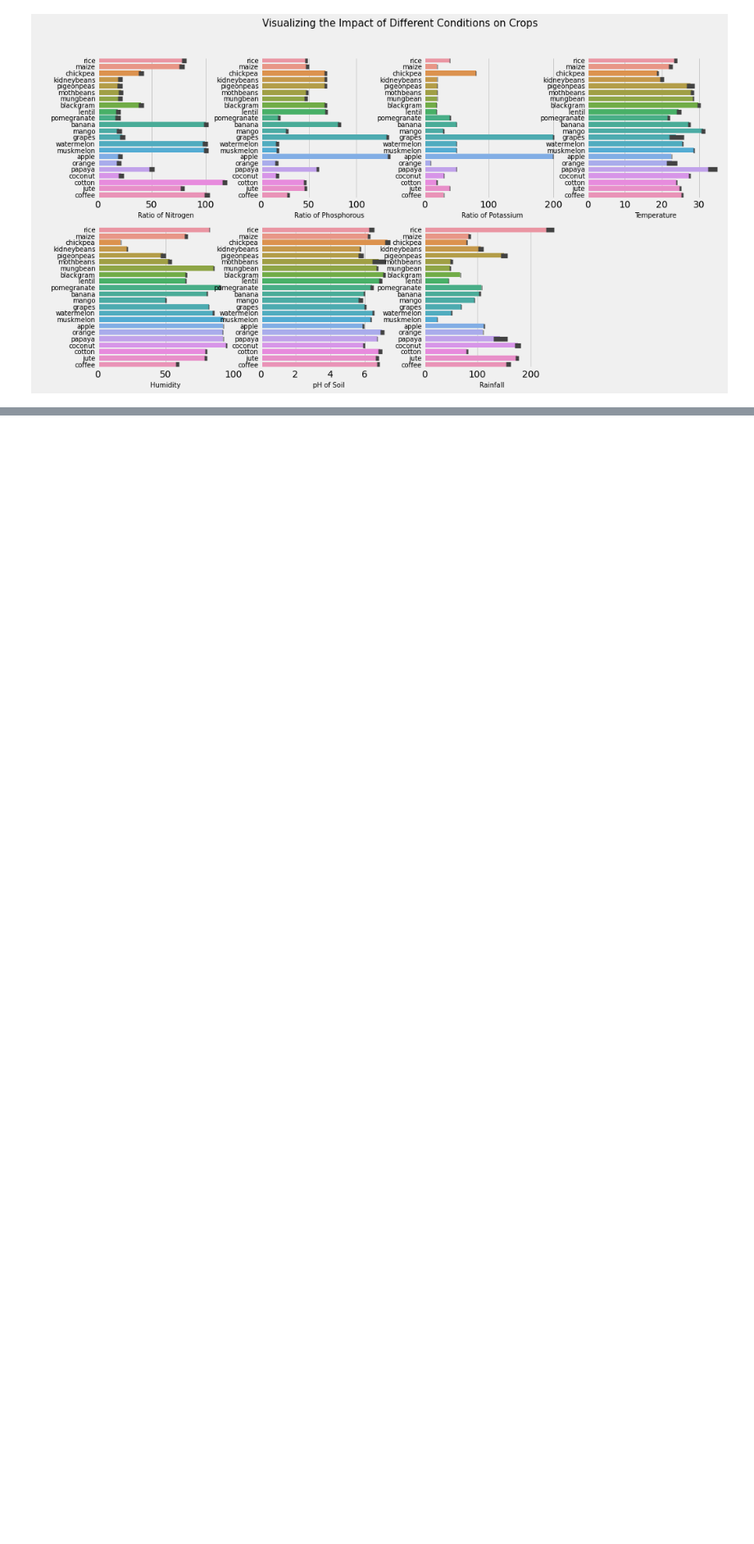
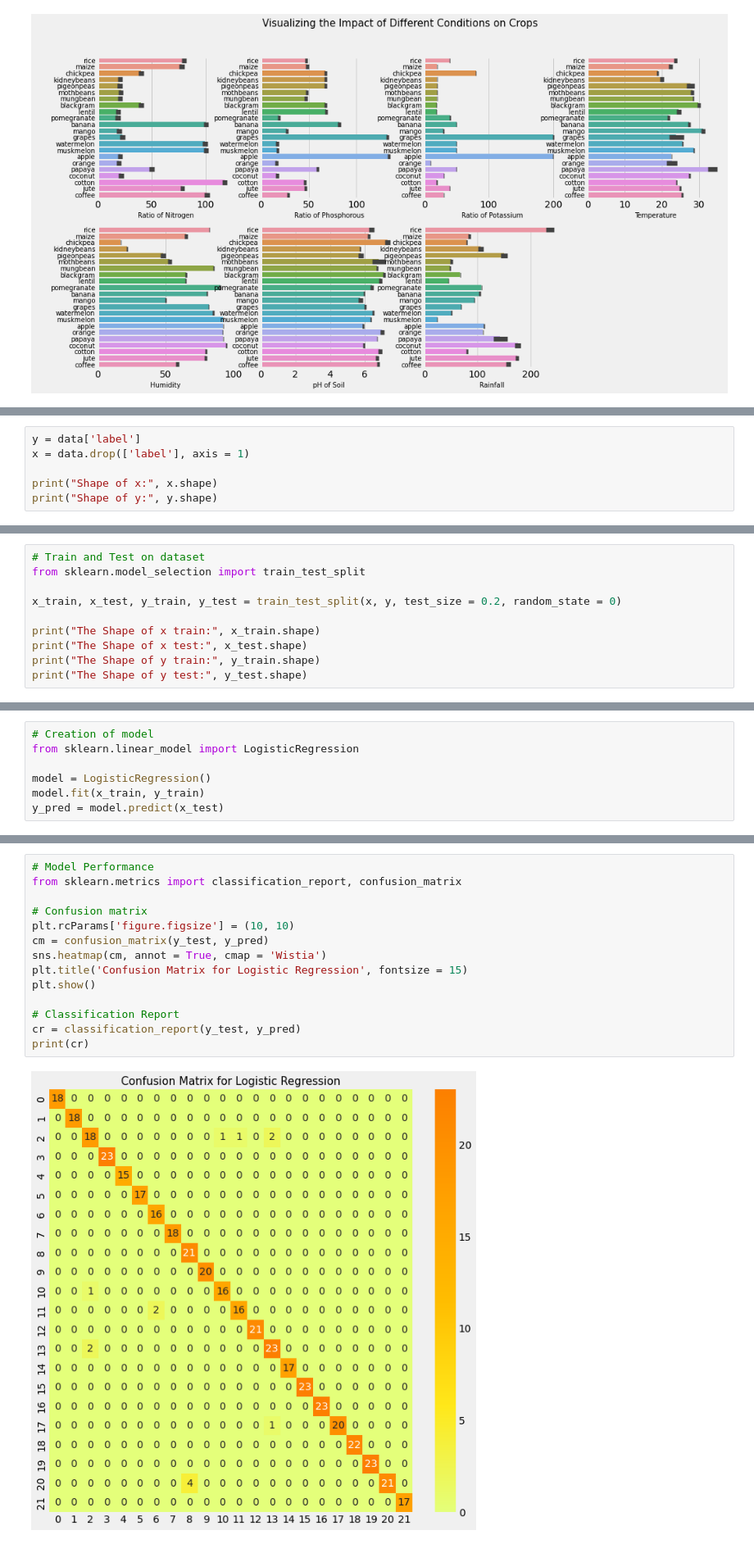
Before and after one commit to kalpadhwaryu/sow-smart-ML, a Jupyter notebook: sow-smart.ipynb, the cells around one changed output, grey strips where cells are left out. Shown at 82% size. Drawn from its saved outputs; the diff is of its cells as text; blank space fills up the shorter version.

Commit message:
Added Logistic Regression Model

```diff
--- a/sow-smart.ipynb
+++ b/sow-smart.ipynb
@@ -390,0 +393,6 @@ plt.show()
+# %%
+y = data['label']
+x = data.drop(['label'], axis = 1)
+
+print("Shape of x:", x.shape)
+print("Shape of y:", y.shape)
@@ -390,0 +402,10 @@ plt.show()
+# %%
+# Train and Test on dataset
+from sklearn.model_selection import train_test_split
+
+x_train, x_test, y_train, y_test = train_test_split(x, y, test_size = 0.2, random_state = 0)
+
+print("The Shape of x train:", x_train.shape)
+print("The Shape of x test:", x_test.shape)
+print("The Shape of y train:", y_train.shape)
+print("The Shape of y test:", y_test.shape)
@@ -390,0 +417,7 @@ plt.show()
+# %%
+# Creation of model
+from sklearn.linear_model import LogisticRegression
+
+model = LogisticRegression()
+model.fit(x_train, y_train)
+y_pred = model.predict(x_test)
@@ -390,0 +432,16 @@ plt.show()
+# %%
+# Model Performance
+from sklearn.metrics import classification_report, confusion_matrix
+
+# Confusion matrix
+plt.rcParams['figure.figsize'] = (10, 10)
+cm = confusion_matrix(y_test, y_pred)
+sns.heatmap(cm, annot = True, cmap = 'Wistia')
+plt.title('Confusion Matrix for Logistic Regression', fontsize = 15)
+plt.show()
+
+# Classification Report
+cr = classification_report(y_test, y_pred)
+print(cr)
+# %% [output]
+[figure, added]
```
Also changed, not shown: parts of 5 cells of this notebook.
